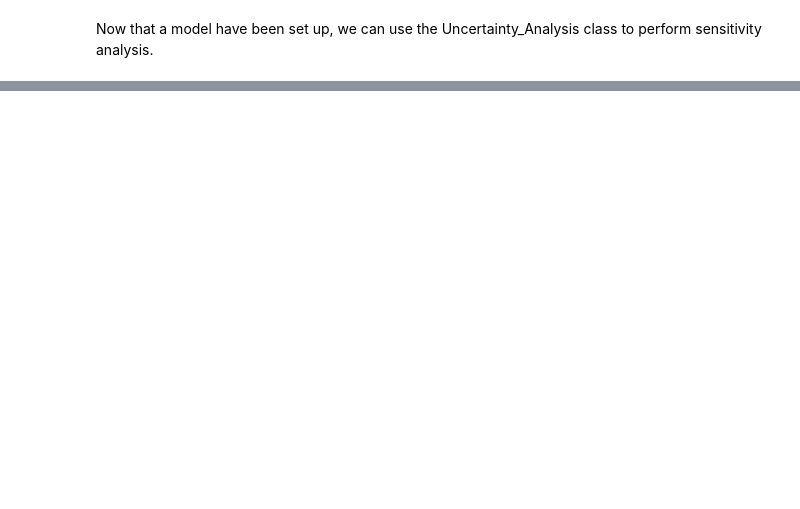
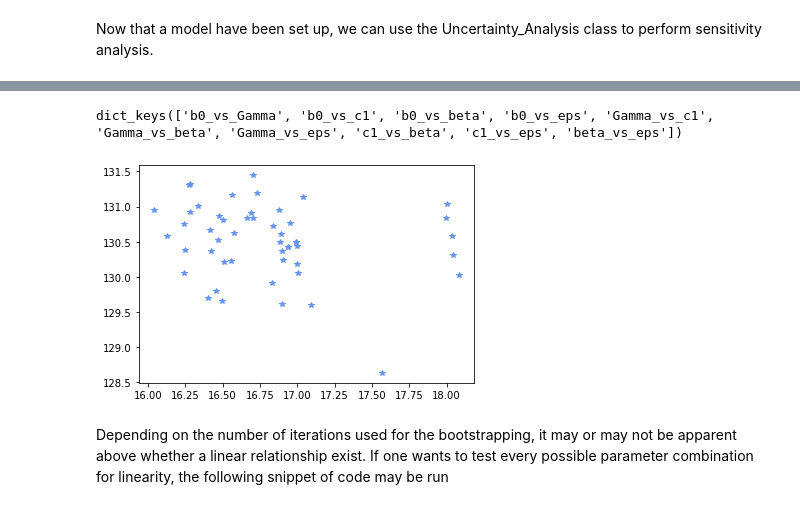
Before and after one commit to olisimdan/PyTherm, a Jupyter notebook: 5. Uncertainty Analysis.ipynb, the cells around one changed output, grey strips where cells are left out. Cells and saved outputs as stored; diff of their text form; code cells hidden in the pictures; blank space fills up the shorter version.

```diff
--- a/5. Uncertainty Analysis.ipynb
+++ b/5. Uncertainty Analysis.ipynb
@@ -295,2 +303,22 @@ dict_keys(['b0_vs_Gamma', 'b0_vs_c1', 'b0_vs_beta', 'b0_vs_eps', 'Gamma_vs_c1',
+# %%
+outputs = Uncertainty_Analysis.Scatter_Plots(data_matrix) #Feed data_matrix, and receive a dictionary as output
+print(outputs.keys()) #Now we print all the keys of the dictionary, notice the output below to see the available combinations
+# %% [output]
+dict_keys(['b0_vs_Gamma', 'b0_vs_c1', 'b0_vs_beta', 'b0_vs_eps', 'Gamma_vs_c1', 'Gamma_vs_beta', 'Gamma_vs_eps', 'c1_vs_beta', 'c1_vs_eps', 'beta_vs_eps'])
+# %%
+#Let's say we are interested in testing the linear relationship between the  parameters b0 and beta. To do this,
+#simply enter the corresponding key (from the print above) into the dictionary, and you will get an output consisting of
+#a two column matrix with b0 distribution and beta distribution
+
+matrix = outputs["b0_vs_beta"]
+
+
+#Now we simply plot the two columns against each other in a scatter plot
+plt.plot(matrix[:,0], matrix[:,1],'*',color='cornflowerblue')
+plt.show()
+# %% [output]
+[figure, added]
+# %% [markdown]
+Depending on the number of iterations used for the bootstrapping, it may or may not be apparent above whether a linear relationship exist. If one wants to test every possible parameter combination for linearity, the following snippet of code may be run
 # %%
 for str, values in outputs.items():
```
Also changed, not shown: parts of 21 cells of this notebook, 3 other files.
